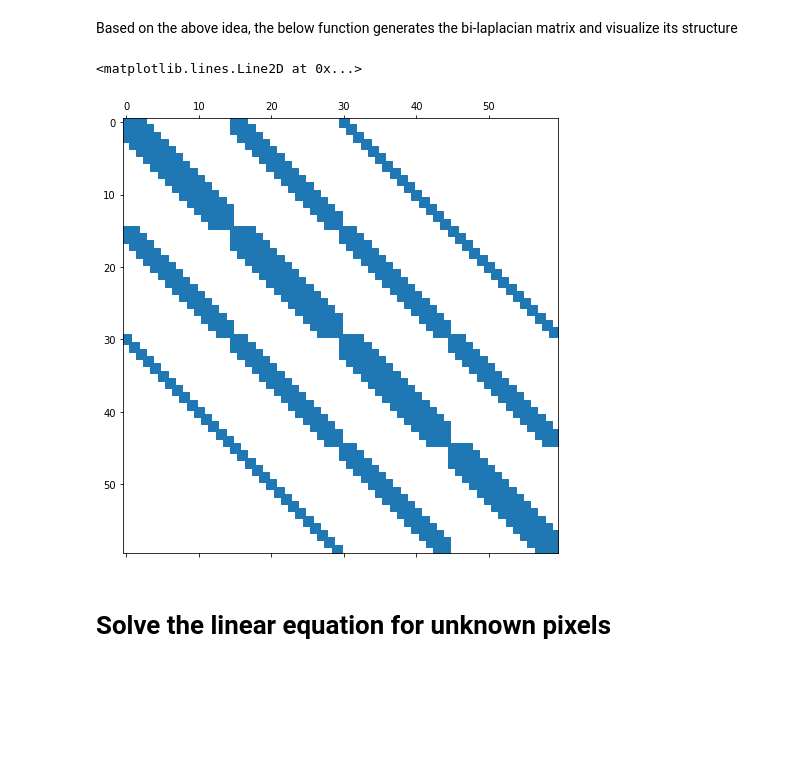
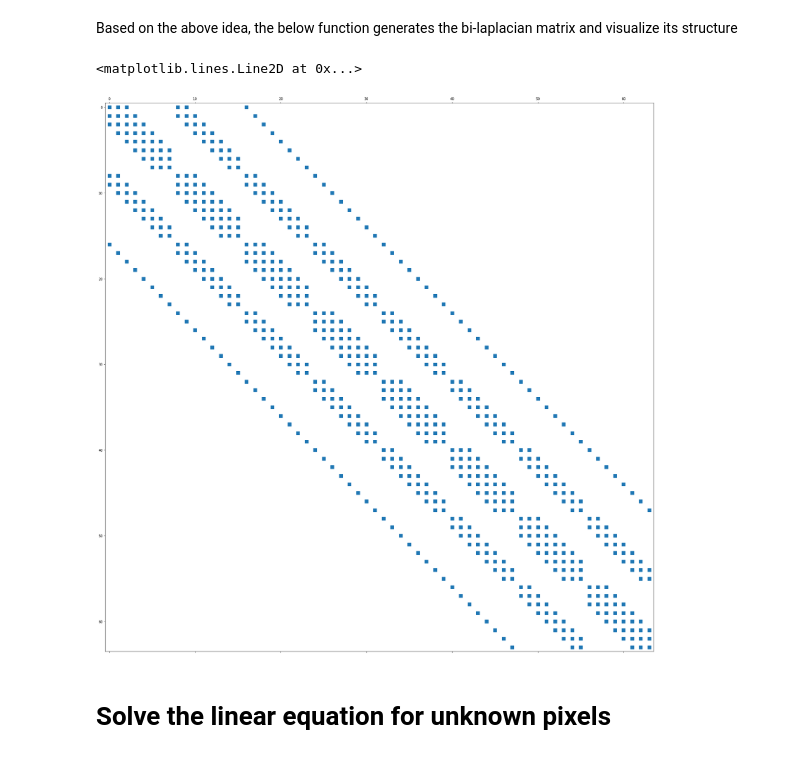
Before and after one commit to khanhha/image_inpainting, a Jupyter notebook: biharmonic inpainting.ipynb, the cells around one changed output. Saved outputs shown, nothing was run; the diff lists cells and outputs as text; code cells hidden in the pictures; blank space fills up the shorter version.

```diff
--- a/biharmonic inpainting.ipynb
+++ b/biharmonic inpainting.ipynb
@@ -124,35 +124,36 @@ Based on the above idea, the below function generates the bi-laplacian matrix an
 # %%
 from scipy import sparse
 def bi_laplacian(G):
     [n, m] = G.shape
     G1 = G.flatten()
     p = np.where(G1)[0]
     N = len(p)
     i = G1[p] - 1
     j = G1[p] - 1
     s = 20 * np.ones(N)
     #for all four neighbor of center points
     coeffs  = np.array([1, 2, -8, 2, 1, -8, -8, 1, 2, -8, 2, 1])
     offsets = np.array([-2*m, -m-1, -m, -m+1, -2, -1, 1, 2, m-1, m, m+1, 2*m])
     for coeff, offset in zip(coeffs, offsets):
         #indices of all possible neighbours in sparse matrix
         Q = G1[p+offset]
         #filter inner indices
         q = np.where(Q)[0]
         #generate neighbour coordinate
         i = np.concatenate([i, G1[p[q]]-1])
         j = np.concatenate([j, Q[q]-1])
         s = np.concatenate([s, coeff*np.ones(q.shape)])
     sp = sparse.csr_matrix((s, (i,j)), (N,N))
     return sp
 
-mask = comp_masks[10]
+hole_idx = np.random.randint(0, len(comp_masks))
+mask = comp_masks[hole_idx]
 G = numbergrid(mask)
 L = bi_laplacian(G)
 plt.spy(L)
 # %% [output]
 <matplotlib.lines.Line2D at 0x...>
-[figure, old version]
+[figure, new version]
 # %% [markdown]
 # Solve the linear equation for unknown pixels
 # %% [markdown]
```
